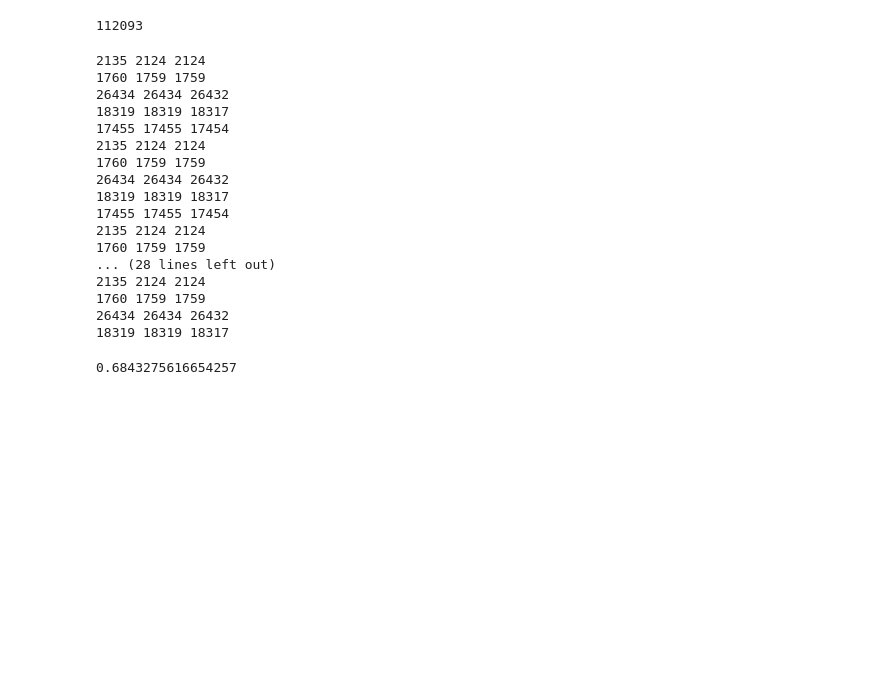
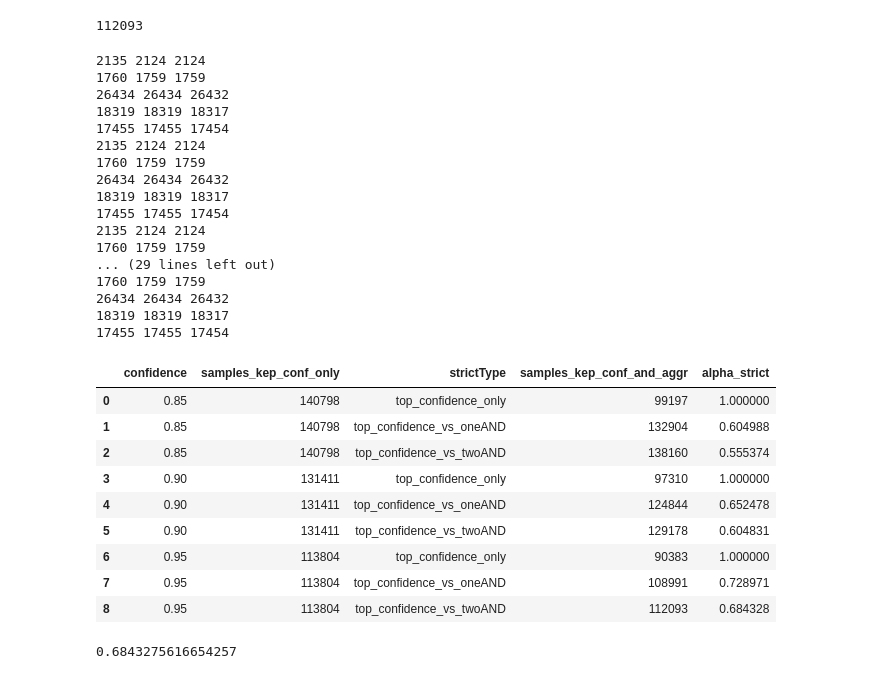
Before and after one commit to s-nlp/inappropriate-sensitive-topics, a Jupyter notebook: Version2/check_agreement/check_quality_batchwise.ipynb, the cells around one changed output. Drawn from its saved outputs; the diff is of its cells as text; code cells hidden in the pictures; blank space fills up the shorter version.

```diff
--- a/Version2/check_agreement/check_quality_batchwise.ipynb
+++ b/Version2/check_agreement/check_quality_batchwise.ipynb
@@ -117,6 +117,7 @@ def krippendorf_with_filtering(collected_data,high_quality_samples_count, constr
 
     alpha_no_strict = krippendorff.alpha(value_counts=np.array(value_counts),level_of_measurement='nominal')
     alpha_strict = krippendorff.alpha(value_counts=np.array(value_counts_strict),level_of_measurement='nominal')
+    ЗДЕСЬ МОЖНО ФОРМИТОВАТЬ ИТОГОВЫЙ ДАТАСЕТ С ФИЛЬТРОВАННЫМ КАЧЕСТВОМ!!!!!!!!!
     return alpha_no_strict, alpha_strict, value_counts_strict#value_counts_strict можно отсюда сразу формировать датасет с тестом и типом воута
 
 def process_toloka_results_batch(file, agg_confidence_threshold,constraints_type, debug = False):
@@ -203,7 +204,7 @@ len(al)
 collected_data = []
 for conf in [0.85,0.9,0.95]:
     for aggr_type in ["top_confidence_only","top_confidence_vs_oneAND","top_confidence_vs_twoAND"]:
-        df_curr_report , value_counts_filtered = analysis(0.95,"top_confidence_vs_twoAND")
+        df_curr_report , value_counts_filtered = analysis(conf,aggr_type)
         alpha_strict = krippendorff.alpha(value_counts=np.array(value_counts_filtered),level_of_measurement='nominal')
         number_of_kept_samples_conf = df_curr_report['aggreg_samples_high_conf'].sum()
         number_of_kept_samples_conf_vs_agrement = df_curr_report['aggreg_samples_high_conf_and_agreemnt'].sum()
@@ -226,11 +227,25 @@ df_report.head(10)
 17455 17455 17454
 2135 2124 2124
 1760 1759 1759
-... (28 lines left out)
-2135 2124 2124
+... (29 lines left out)
 1760 1759 1759
 26434 26434 26432
 18319 18319 18317
+17455 17455 17454
+# %%
+df_report.head(10)
+С РАЗНЫМИ ВАРИАЦЯМИ ДАТАСЕТОВ ИМЕЮЩИХ НОРМАЛЬНУЮ СОГЛАСОВАННОТЬ ПОГОНЯЬ МОДЕЛЬКИ НА ОДИНКОВЫХ МЕТАПРААМТЕРАХ
+# %% [output]
+|  | confidence | samples_kep_conf_only | strictType | samples_kep_conf_and_aggr | alpha_strict |
+| 0 | 0.85 | 140798 | top_confidence_only | 99197 | 1.000000 |
+| 1 | 0.85 | 140798 | top_confidence_vs_oneAND | 132904 | 0.604988 |
+| 2 | 0.85 | 140798 | top_confidence_vs_twoAND | 138160 | 0.555374 |
+| 3 | 0.90 | 131411 | top_confidence_only | 97310 | 1.000000 |
+| 4 | 0.90 | 131411 | top_confidence_vs_oneAND | 124844 | 0.652478 |
+| 5 | 0.90 | 131411 | top_confidence_vs_twoAND | 129178 | 0.604831 |
+| 6 | 0.95 | 113804 | top_confidence_only | 90383 | 1.000000 |
+| 7 | 0.95 | 113804 | top_confidence_vs_oneAND | 108991 | 0.728971 |
+| 8 | 0.95 | 113804 | top_confidence_vs_twoAND | 112093 | 0.684328 |
 # %%
 krippendorff.alpha(value_counts=np.array(al),level_of_measurement='nominal')
 # %% [output]
```
